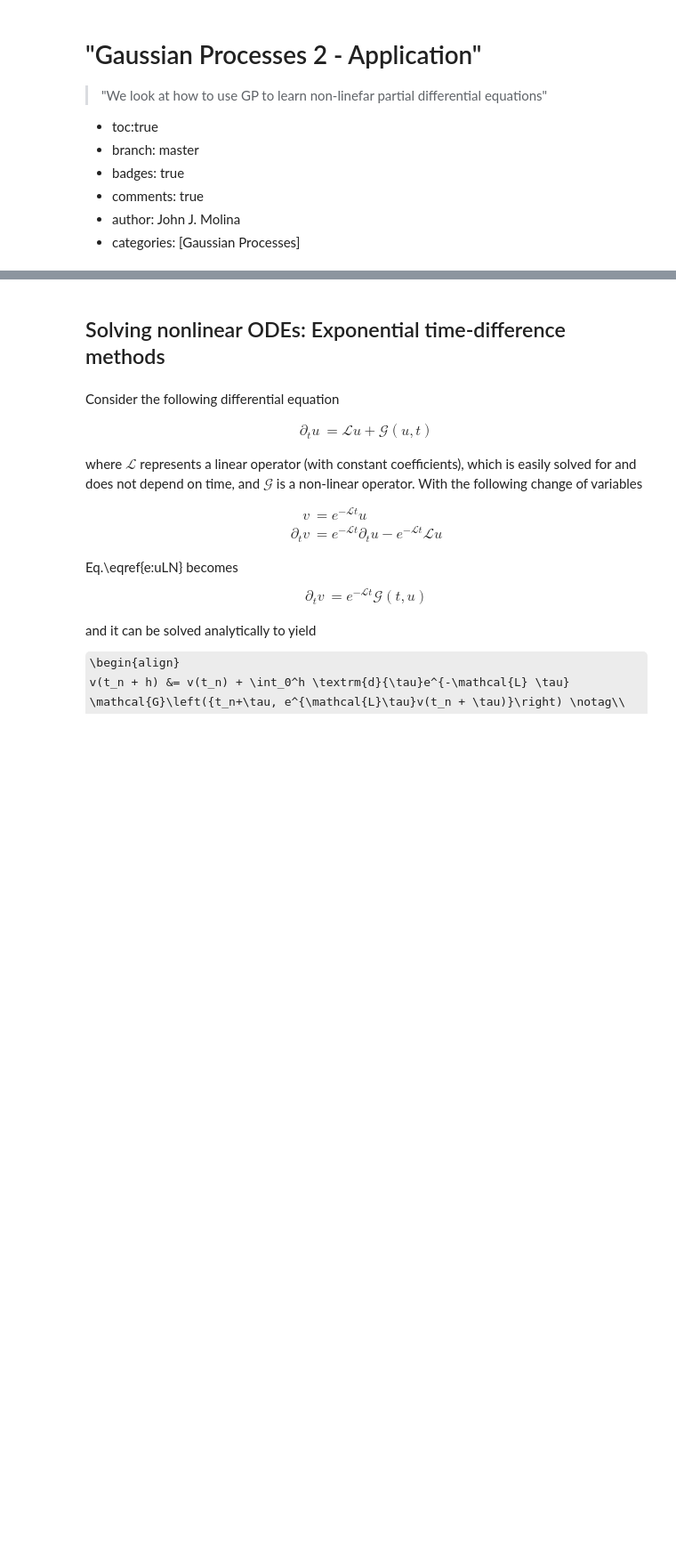
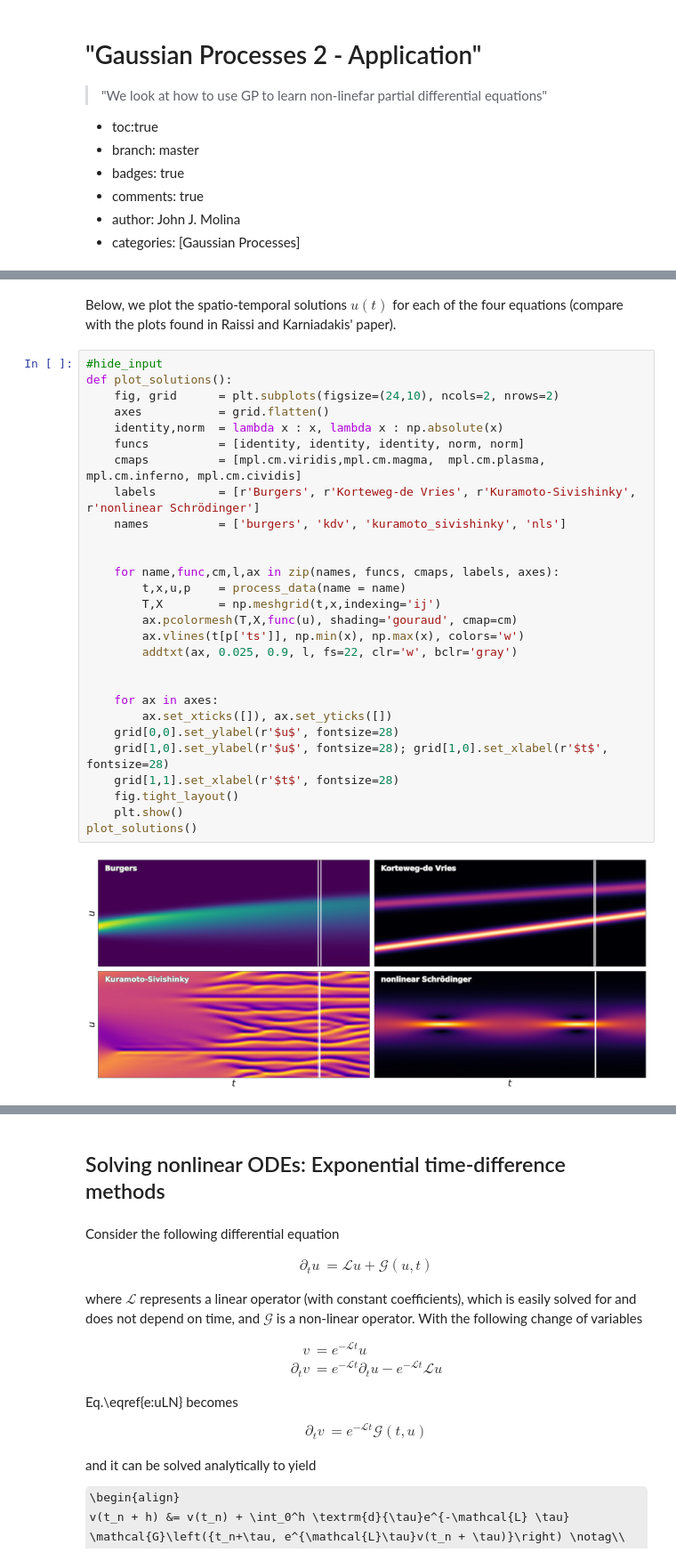
Before and after one commit to johnjmolina/MLKyoto, a Jupyter notebook: _notebooks/2020-08-27-Gaussian-Processes-Applications-Hidden-Physics-Models.ipynb, the cells around one changed output, grey strips where cells are left out. Shown at 89% size. Saved outputs shown, nothing was run; the diff lists cells and outputs as text; some formulas as TeX source; blank space fills up the shorter version.

Commit message:
Generate training data

```diff
--- a/_notebooks/2020-08-27-Gaussian-Processes-Applications-Hidden-Physics-Models.ipynb
+++ b/_notebooks/2020-08-27-Gaussian-Processes-Applications-Hidden-Physics-Models.ipynb
@@ -45,0 +103,32 @@ def addtxt(ax, x, y, txt, fs=8, lw=3, clr='k', bclr='w', rot=0):
+# %% [markdown]
+Below, we plot the spatio-temporal solutions $u(t)$ for each of the four equations (compare with the plots found in Raissi and Karniadakis' paper).
+# %%
+#hide_input
+def plot_solutions():
+    fig, grid      = plt.subplots(figsize=(24,10), ncols=2, nrows=2)
+    axes           = grid.flatten()
+    identity,norm  = lambda x : x, lambda x : np.absolute(x)
+    funcs          = [identity, identity, identity, norm, norm]
+    cmaps          = [mpl.cm.viridis,mpl.cm.magma,  mpl.cm.plasma, mpl.cm.inferno, mpl.cm.cividis]
+    labels         = [r'Burgers', r'Korteweg-de Vries', r'Kuramoto-Sivishinky', r'nonlinear Schrödinger']
+    names          = ['burgers', 'kdv', 'kuramoto_sivishinky', 'nls']
+
+
+    for name,func,cm,l,ax in zip(names, funcs, cmaps, labels, axes):
+        t,x,u,p    = process_data(name = name)
+        T,X        = np.meshgrid(t,x,indexing='ij')
+        ax.pcolormesh(T,X,func(u), shading='gouraud', cmap=cm)
+        ax.vlines(t[p['ts']], np.min(x), np.max(x), colors='w')
+        addtxt(ax, 0.025, 0.9, l, fs=22, clr='w', bclr='gray')
+
+
+    for ax in axes:
+        ax.set_xticks([]), ax.set_yticks([])
+    grid[0,0].set_ylabel(r'$u$', fontsize=28)
+    grid[1,0].set_ylabel(r'$u$', fontsize=28); grid[1,0].set_xlabel(r'$t$', fontsize=28)
+    grid[1,1].set_xlabel(r'$t$', fontsize=28)
+    fig.tight_layout()
+    plt.show()
+plot_solutions()
+# %% [output]
+[figure, added]
```
Also changed, not shown: parts of 14 cells of this notebook.
